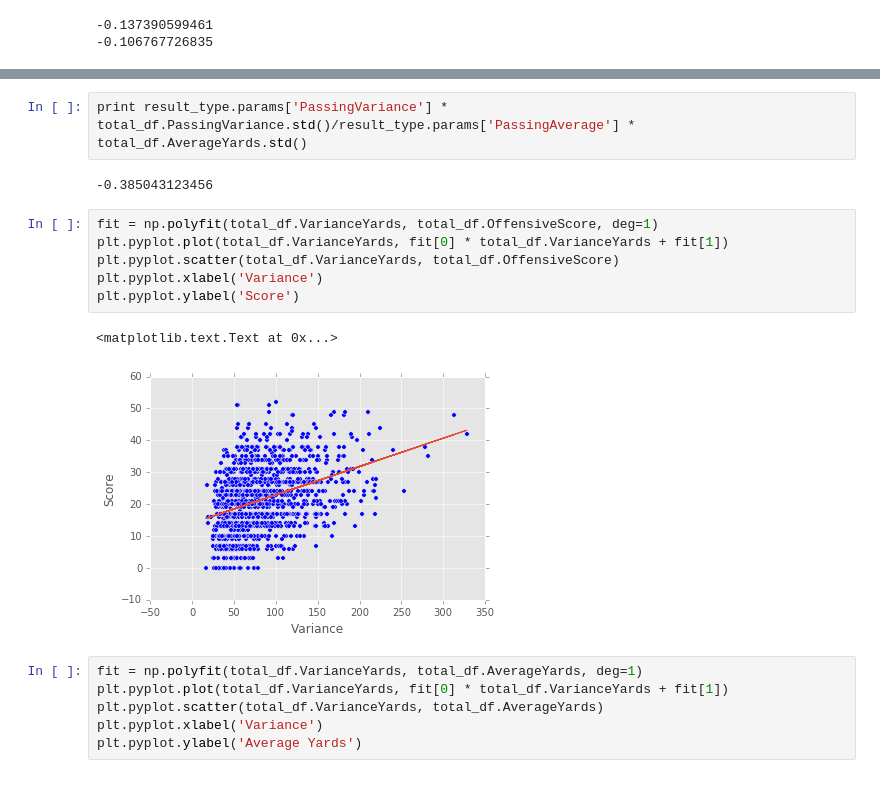
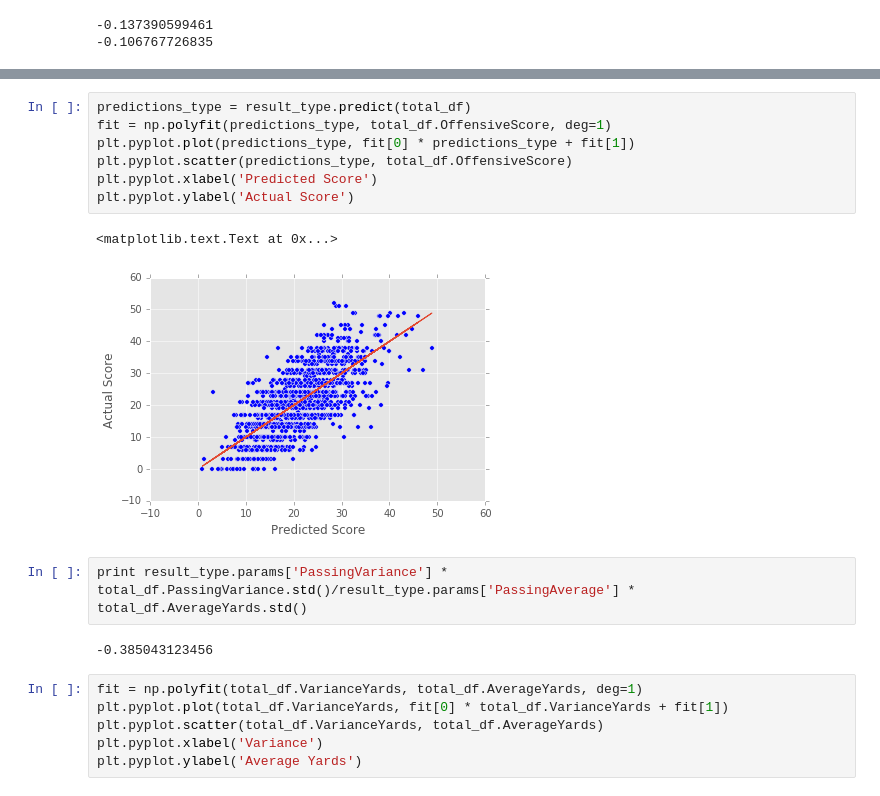
Before and after one commit to scottmcneil/blog-code, a Jupyter notebook: NFL Consistency/NFL Consistency.ipynb, the cells around one changed output, grey strips where cells are left out. Drawn from its saved outputs; the diff is of its cells as text.

```diff
--- a/NFL Consistency/NFL Consistency.ipynb
+++ b/NFL Consistency/NFL Consistency.ipynb
@@ -197,19 +217,20 @@ Warnings:
 [1] Standard Errors assume that the covariance matrix of the errors is correctly specified.
 [2] The condition number is large, 1.2e+03. This might indicate that there are
 strong multicollinearity or other numerical problems.
+# %%
+predictions_type = result_type.predict(total_df)
+fit = np.polyfit(predictions_type, total_df.OffensiveScore, deg=1)
+plt.pyplot.plot(predictions_type, fit[0] * predictions_type + fit[1])
+plt.pyplot.scatter(predictions_type, total_df.OffensiveScore)
+plt.pyplot.xlabel('Predicted Score')
+plt.pyplot.ylabel('Actual Score')
+# %% [output]
+<matplotlib.text.Text at 0x...>
+[figure, added]
 # %%
 print result_type.params['PassingVariance'] * total_df.PassingVariance.std()/result_type.params['PassingAverage'] * total_df.AverageYards.std()
 # %% [output]
 -0.385043123456
-# %%
-fit = np.polyfit(total_df.VarianceYards, total_df.OffensiveScore, deg=1)
-plt.pyplot.plot(total_df.VarianceYards, fit[0] * total_df.VarianceYards + fit[1])
-plt.pyplot.scatter(total_df.VarianceYards, total_df.OffensiveScore)
-plt.pyplot.xlabel('Variance')
-plt.pyplot.ylabel('Score')
-# %% [output]
-<matplotlib.text.Text at 0x...>
-[figure, removed]
 # %%
 fit = np.polyfit(total_df.VarianceYards, total_df.AverageYards, deg=1)
 plt.pyplot.plot(total_df.VarianceYards, fit[0] * total_df.VarianceYards + fit[1])
```
Also changed, not shown: parts of 9 cells of this notebook.
